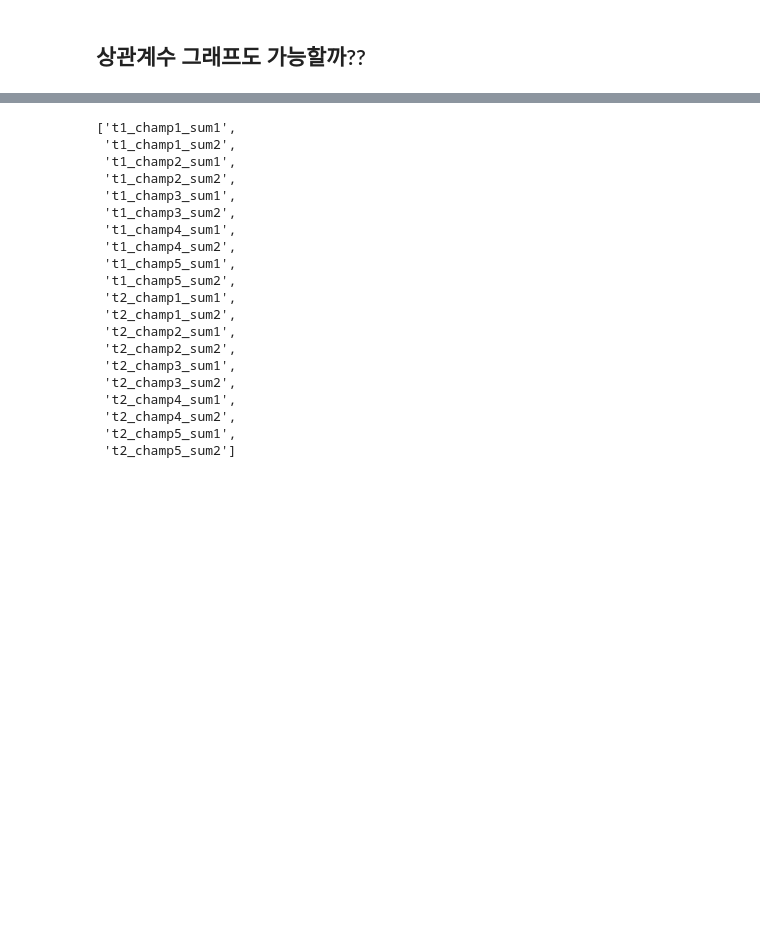
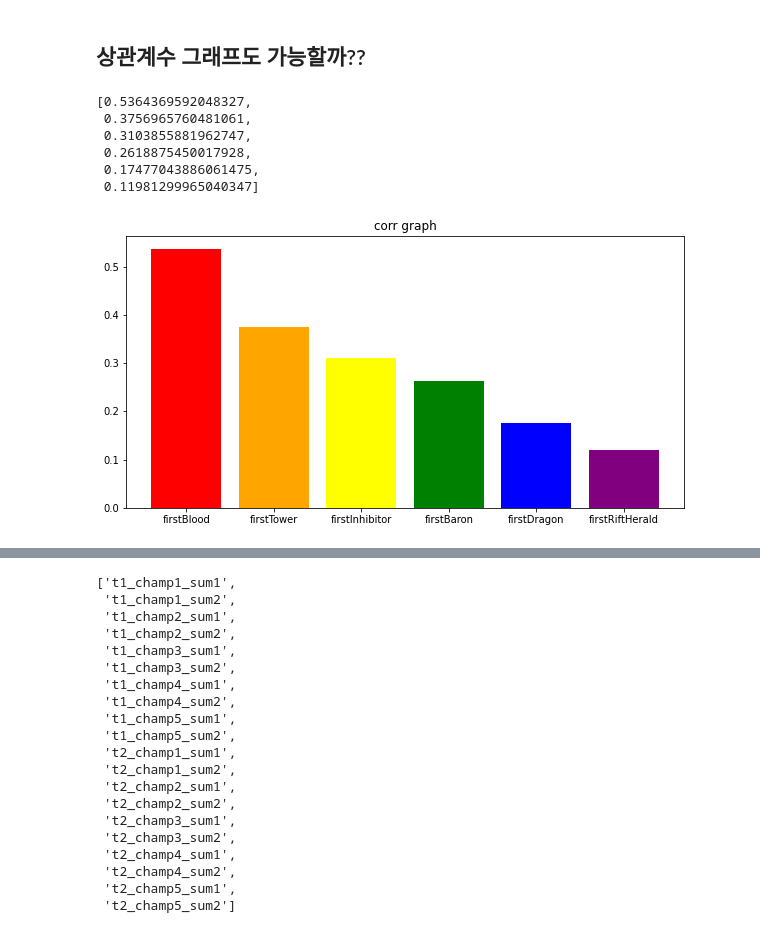
Before and after one commit to youngwoo3283/project2-section02, a Jupyter notebook: project2.ipynb, the cells around one changed output, grey strips where cells are left out. Drawn from its saved outputs; the diff is of its cells as text; code cells hidden in the pictures; blank space fills up the shorter version.

```diff
--- a/project2.ipynb
+++ b/project2.ipynb
@@ -128,8 +180,11 @@ first
  'firstDragon',
  'firstRiftHerald']
 # %%
+corr_li = []
+
 for i in first:
   print(i,data_game[[i,"winner"]].corr().iloc[0,1])
+  corr_li.append(data_game[[i,"winner"]].corr().iloc[0,1])
 # %% [output]
 firstBlood 0.17477043886061475
 firstTower 0.3756965760481061
@@ -140,5 +208,24 @@ firstRiftHerald 0.11981299965040347
 # %% [markdown]
 ## 상관계수 그래프도 가능할까??
+# %%
+corr_li.sort(reverse=True)
+corr_li
+# %% [output]
+[0.5364369592048327,
+ 0.3756965760481061,
+ 0.3103855881962747,
+ 0.2618875450017928,
+ 0.17477043886061475,
+ 0.11981299965040347]
+# %%
+import matplotlib.pyplot as plt
+
+plt.figure(figsize = (10,5))
+
+plt.title('corr graph')
+plt.bar(first,corr_li,color = ['red', 'orange', 'yellow', 'green','blue','purple']);
+# %% [output]
+[figure, added]
 # %%
 data_game[["firstInhibitor","winner"]].groupby(["firstInhibitor"],as_index = False).mean().sort_values(by = "winner",ascending = False)
 # %% [output]
```
Also changed, not shown: parts of 34 cells of this notebook.
